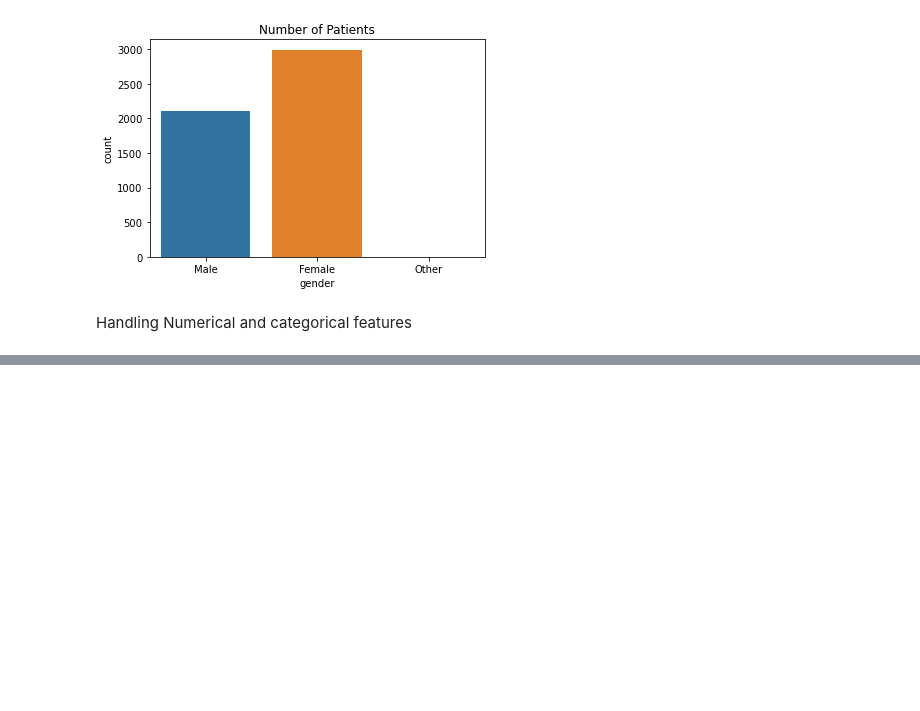
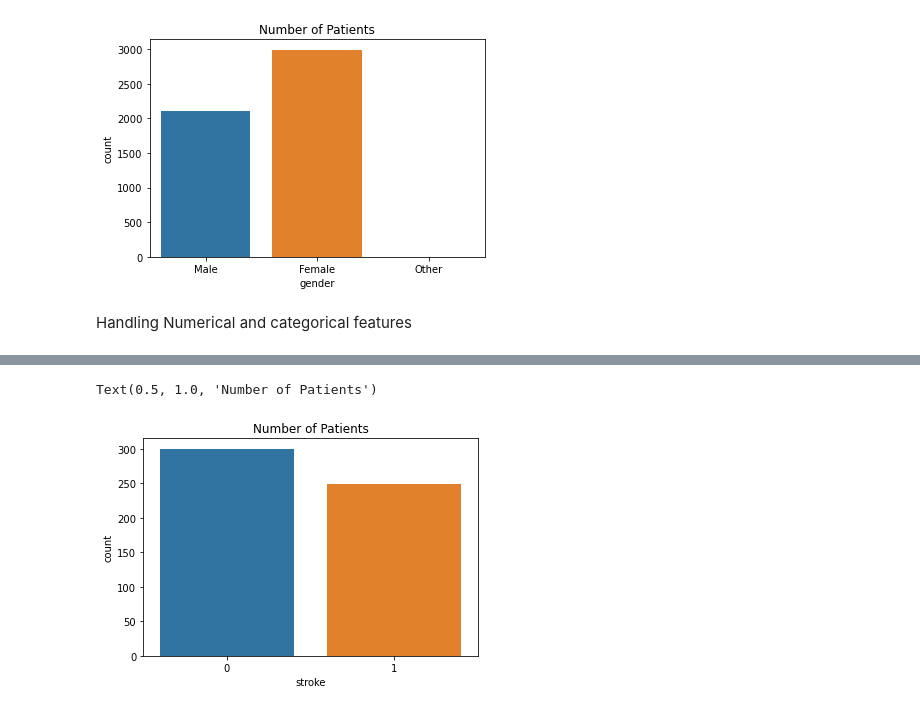
Before and after one commit to Meghana0804/Stroke-Prediction, a Jupyter notebook: Stroke_prediction.ipynb, the cells around one changed output, grey strips where cells are left out. Saved outputs shown, nothing was run; the diff lists cells and outputs as text; code cells hidden in the pictures; blank space fills up the shorter version.

```diff
--- a/Stroke_prediction.ipynb
+++ b/Stroke_prediction.ipynb
@@ -188,0 +249,3 @@ Handling Numerical and categorical features
+# %%
+stroke_df = data[data['stroke'] == 1]
+stroke_df.shape
@@ -188,0 +254,3 @@ Handling Numerical and categorical features
+# %%
+no_stroke_df = data[data['stroke'] == 0]
+no_stroke_df.shape
@@ -188,0 +259,4 @@ Handling Numerical and categorical features
+# %%
+#considering only 300 records for pre-processing
+no_stroke_data = no_stroke_df.sample(300)
+no_stroke_data.shape
@@ -188,0 +265,4 @@ Handling Numerical and categorical features
+# %%
+#Balanced dataset
+new_data = pd.concat([stroke_df,no_stroke_data],axis = 0)
+new_data.shape
@@ -188,0 +280,6 @@ Handling Numerical and categorical features
+# %%
+sns.countplot(data = new_data, x ='stroke')
+plt.title('Number of Patients')
+# %% [output]
+Text(0.5, 1.0, 'Number of Patients')
+[figure, added]
```
Also changed, not shown: parts of 25 cells of this notebook.
